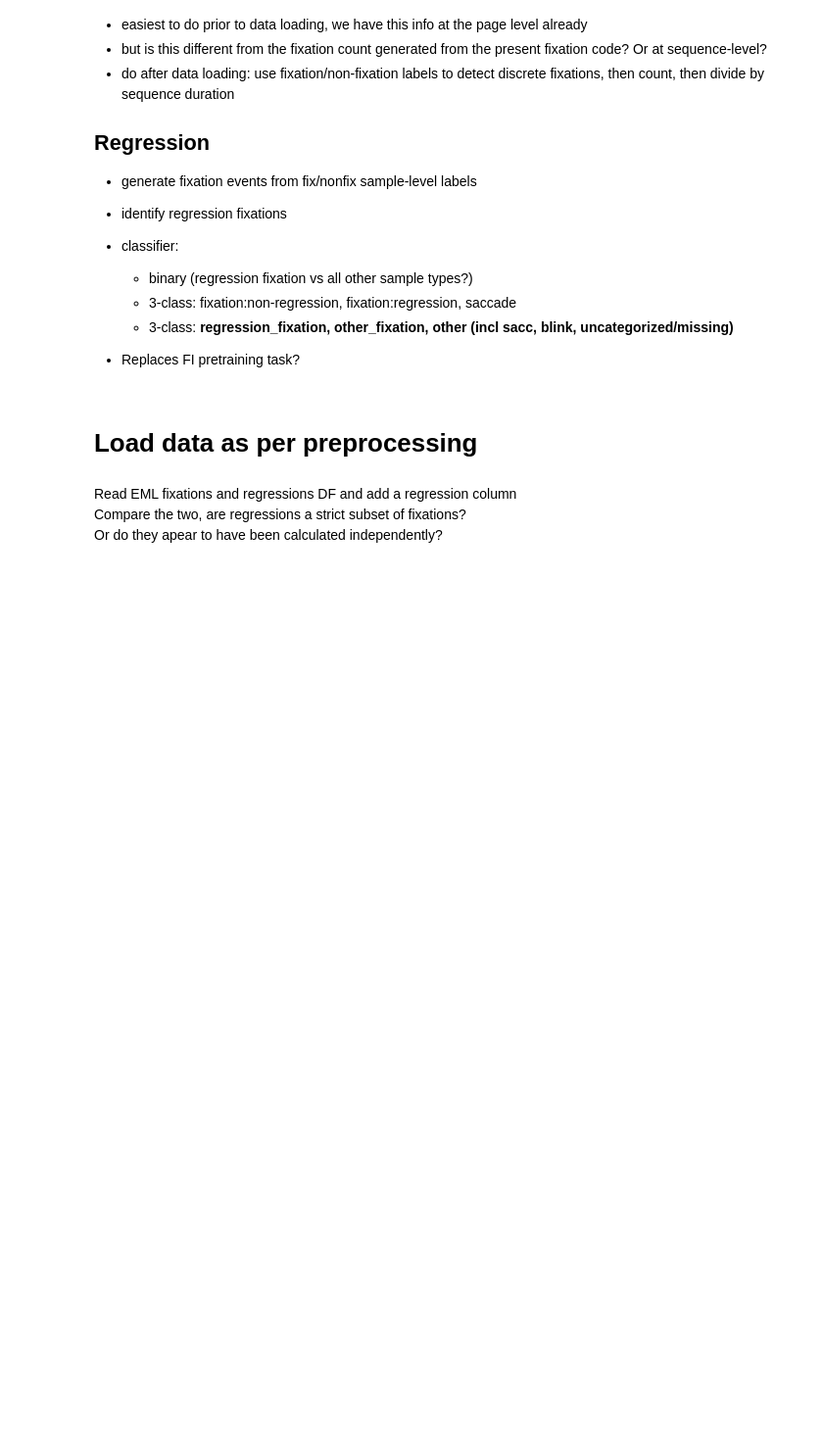
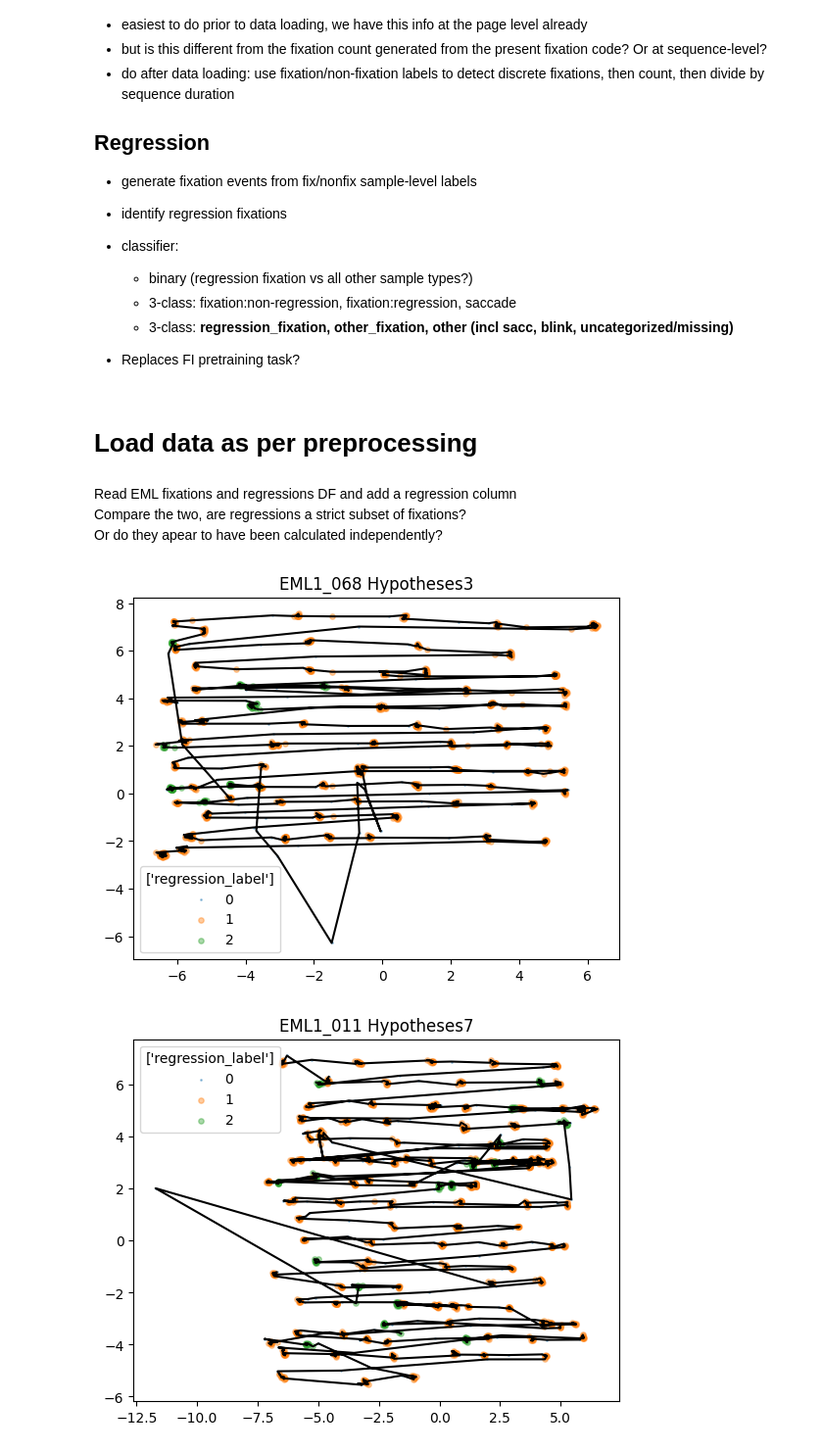
Before and after one commit to rosyvs/DeepGaze, a Jupyter notebook: notebooks/add_gaze_features.ipynb, the cells around one changed output. Shown at 98% size. Saved outputs shown, nothing was run; the diff lists cells and outputs as text; code cells hidden in the pictures; blank space fills up the shorter version.

Commit message:
old data new code pretraining

```diff
--- a/notebooks/add_gaze_features.ipynb
+++ b/notebooks/add_gaze_features.ipynb
@@ -145,3 +145,18 @@ df['readWPM']=df['wordCount']/df['readtime']*60
 df.to_csv('/Users/roso8920/Dropbox (Emotive Computing)/EML Rosy/DeepGaze/data/EML/EML1_pageLevel_500+_matchEDMinstances.csv')
 # %%
 # check results from pretraining with modified PytorchLightning code but old pretraining tasks
+# %%
+# check new fix/sacc labels actually look ok
+from random import sample
+from eyemind.preprocessing.signal_normalizing import plot_scanpath
+from eyemind.analysis.visualize import plot_scanpath_labels
+labelled_folder = os.path.join(repodir,"data/EML/gaze+fix+reg")
+filenames=[os.path.join(labelled_folder,f) for f in os.listdir(labelled_folder) if f.endswith('.csv')]
+
+filenames_check = sample(filenames,10)
+for f in filenames_check:
+    gaze=pd.read_csv(f)
+    plot_scanpath_labels(gaze, event=None, exclude=-180, label=['regression_label'])
+# %% [output]
+[figure, added]
+[figure, added]
```
Also changed, not shown: parts of 1 cell of this notebook, 4 other files.
